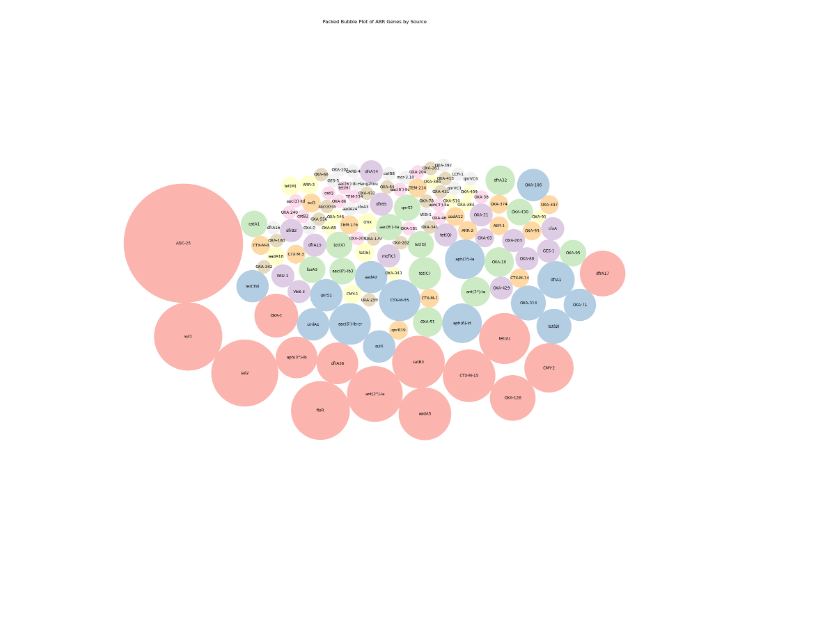
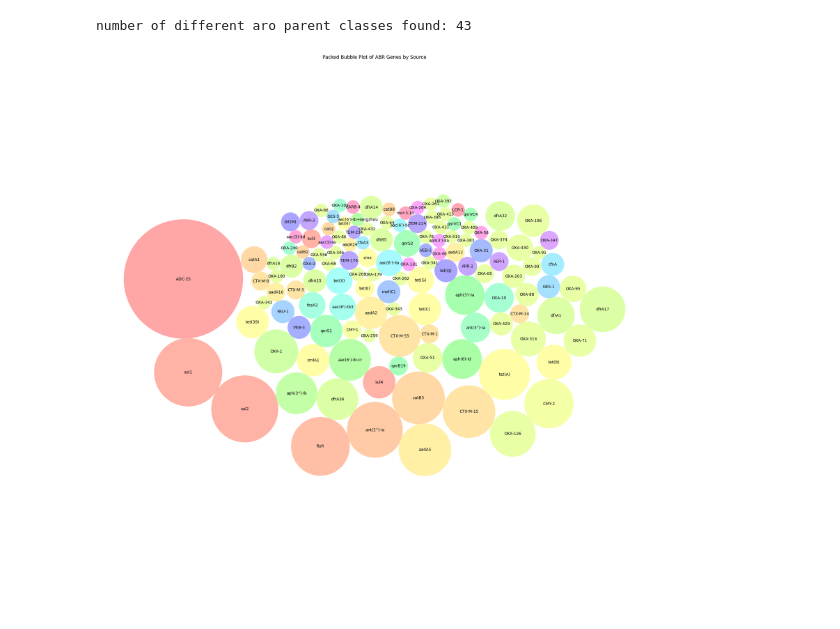
Before and after one commit to Phloemus/ABRomics-Graph, a Jupyter notebook: notebooks/plot_abr.ipynb, the cells around one changed output. Cells and saved outputs as stored; diff of their text form; code cells hidden in the pictures.

Commit message:
build: made the bubbles of the bubble plot have the color of their parent class

```diff
--- a/notebooks/plot_abr.ipynb
+++ b/notebooks/plot_abr.ipynb
@@ -54,7 +55,7 @@ data = {
 ## Perform the sparql queryd
 ## Requires the sparql endpoint to be launched at http://localhost:7201
 
-sparql = SPARQLWrapper("http://localhost:7201/repositories/abromics-kg")
+sparql = SPARQLWrapper("http://localhost:8081/graphdb/repositories/abromics-kg")
 sparql.setReturnFormat(JSON)
 sparql.setQuery(sparqlQuery)
 try:
@@ -72,6 +88,6 @@ df = pd.DataFrame(data)
 # %%
 class BubbleChart:
-    def __init__(self, area, bubble_spacing=0):
+    def __init__(self, area, labels, bubble_spacing=0):
         """
         Setup for bubble collapse.
 
@@ -105,7 +121,8 @@ class BubbleChart:
 
         self.com = self.center_of_mass()
 
-    def center_of_mass(self):
+
+    def center_of_mass(self): ## There is a need to create multiple centers of mass, one per aro parent class in order to make something looking like clusters
         return np.average(self.bubbles[:, :2], axis=0, weights=self.bubbles[:, 3])
 
     def center_distance(self, bubble, bubbles):
@@ -187,30 +204,39 @@ class BubbleChart:
         colors : list
             Colors of the bubbles.
         """
+        parent_aro_classes_unique = df.drop_duplicates(subset="aro_parent_class").reset_index(drop=True)["aro_parent_class"]
         for i in range(len(self.bubbles)):
-            circ = plt.Circle(self.bubbles[i, :2], self.bubbles[i, 2], color=colors[i])
+            idx = parent_aro_classes_unique[parent_aro_classes_unique == labels["aro_parent_class"].iloc[i]].index[0] ## issue here with out of scope index
+            circ = plt.Circle(self.bubbles[i, :2], self.bubbles[i, 2], color=colors[idx])
             ax.add_patch(circ)
             ax.text(
                 *self.bubbles[i, :2],
-                labels[i],
+                labels["gene"].iloc[i],
                 horizontalalignment="center",
                 verticalalignment="center",
             )
+# %%
+print(f"number of different aro parent classes found: {df['aro_parent_class'].nunique()}")
+# %% [output]
+number of different aro parent classes found: 43
 # %%
 # use the BubbleChart class to create a packed bubble plot of ABR genes by source
 area = df["count"]  # use sample_id as area for the bubbles
-labels = df["gene"]  # use ABR_gene as labels for the bubbles
+labels = df[["gene", "aro_parent_class"]]  # use ABR_gene as labels for the bubbles and get the parent classes to show the bubbles with a similar aro_parent_class with the same color
 
-# use pastel colors for the bubbles using a color map
-colors = plt.cm.Pastel1(np.linspace(0, 1, len(df)))
+# use pastel colors for the bubbles using a color map. Get one color for each aro_parent_class found
+hues = np.linspace(0, 1, df['aro_parent_class'].nunique(), endpoint=False)
 
-bubble_chart = BubbleChart(area)
+# pastel colors: low saturation + high value
+colors = [mcolors.hsv_to_rgb((h, 0.35, 1.0)) for h in hues]
+
+bubble_chart = BubbleChart(area, labels)
 bubble_chart.collapse()
 fig, ax = plt.subplots(figsize=(25, 25), subplot_kw=dict(aspect="equal"))
 bubble_chart.plot(ax, labels, colors)
 plt.title("Packed Bubble Plot of ABR Genes by Source")
 plt.axis("equal")
 plt.axis("off")
 plt.show()
 # %% [output]
-[figure, old version]
+[figure, new version]
```
Also changed, not shown: parts of 2 cells of this notebook, 2 other files.
